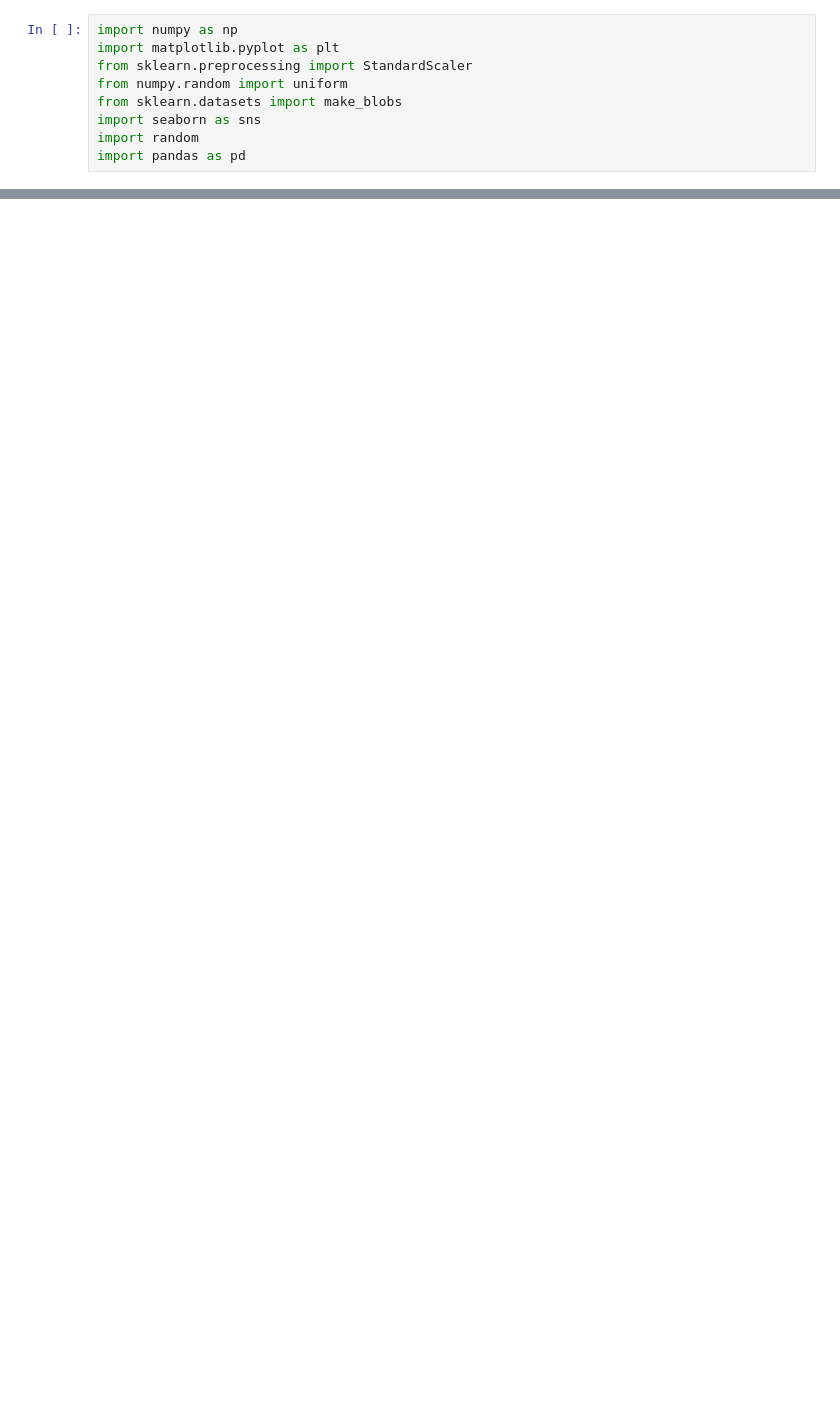
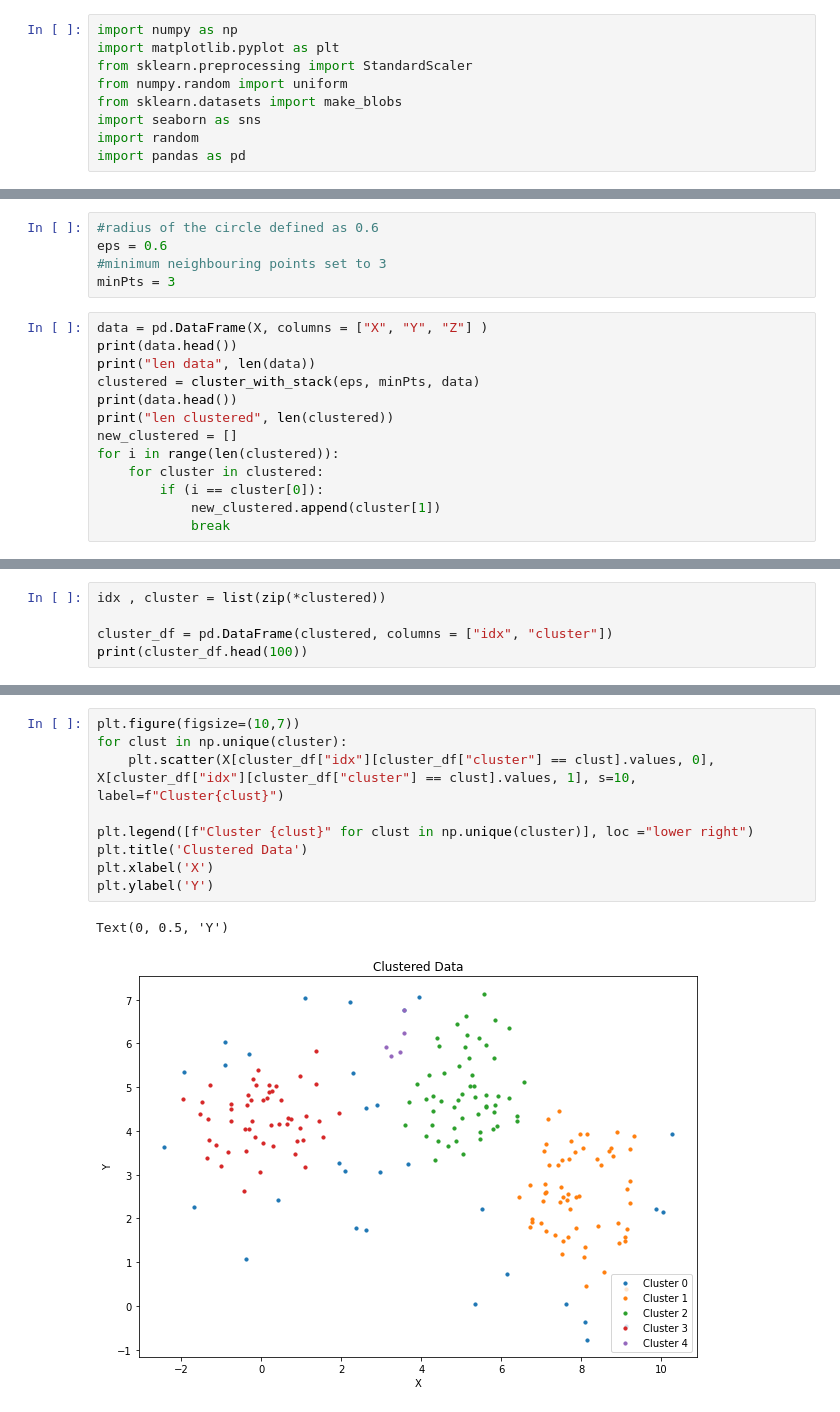
Before and after one commit to juanignava/AI.Project4, a Jupyter notebook: TP04.ipynb, the cells around one changed output, grey strips where cells are left out. Drawn from its saved outputs; the diff is of its cells as text; blank space fills up the shorter version.

```diff
--- a/TP04.ipynb
+++ b/TP04.ipynb
@@ -141,0 +226,18 @@ plt.show()
+# %%
+#radius of the circle defined as 0.6
+eps = 0.6
+#minimum neighbouring points set to 3
+minPts = 3
+# %%
+data = pd.DataFrame(X, columns = ["X", "Y", "Z"] )
+print(data.head())
+print("len data", len(data))
+clustered = cluster_with_stack(eps, minPts, data)
+print(data.head())
+print("len clustered", len(clustered))
+new_clustered = []
+for i in range(len(clustered)):
+    for cluster in clustered:
+        if (i == cluster[0]):
+            new_clustered.append(cluster[1])
+            break
@@ -141,0 +259,5 @@ plt.show()
+# %%
+idx , cluster = list(zip(*clustered))
+
+cluster_df = pd.DataFrame(clustered, columns = ["idx", "cluster"])
+print(cluster_df.head(100))
@@ -141,0 +279,12 @@ plt.show()
+# %%
+plt.figure(figsize=(10,7))
+for clust in np.unique(cluster):
+    plt.scatter(X[cluster_df["idx"][cluster_df["cluster"] == clust].values, 0], X[cluster_df["idx"][cluster_df["cluster"] == clust].values, 1], s=10, label=f"Cluster{clust}")
+
+plt.legend([f"Cluster {clust}" for clust in np.unique(cluster)], loc ="lower right")
+plt.title('Clustered Data')
+plt.xlabel('X')
+plt.ylabel('Y')
+# %% [output]
+Text(0, 0.5, 'Y')
+[figure, added]
```
Also changed, not shown: parts of 16 cells of this notebook.
